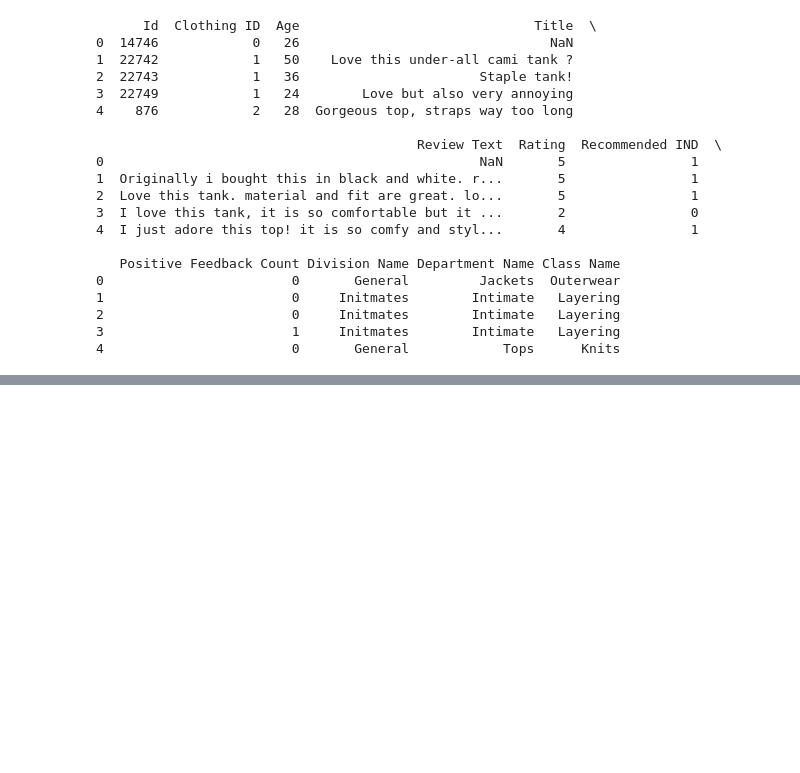
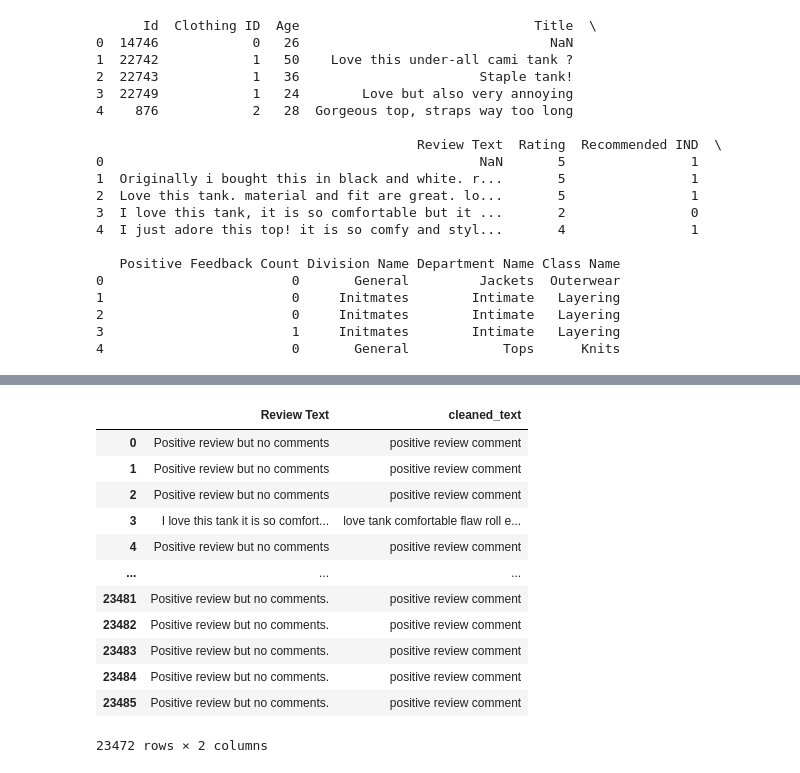
Before and after one commit to Prasanna3528/SentimentAnalysis_Project, a Jupyter notebook: Dissertation_Code1.ipynb, the cells around one changed output, grey strips where cells are left out. Drawn from its saved outputs; the diff is of its cells as text; code cells hidden in the pictures; blank space fills up the shorter version.

```diff
--- a/Dissertation_Code1.ipynb
+++ b/Dissertation_Code1.ipynb
@@ -47,0 +138,37 @@ print("abcd")
+# %%
+
+
+import pandas as pd
+import numpy as np
+import nltk
+import re
+from nltk.corpus import stopwords
+from nltk.stem import WordNetLemmatizer
+
+# Download required resources (do this once)
+nltk.download('stopwords')
+nltk.download('wordnet')
+
+
+lemmatizer = WordNetLemmatizer()
+stop_words = set(stopwords.words('english'))
+
+# Define a function to preprocess text
+def preprocess_text(text):
+    # Convert to lowercase
+    text = text.lower()
+    # Remove punctuation and numbers
+    text = re.sub(r'[^a-z\s]', '', text)
+    # Tokenize the text
+    words = text.split()
+    # Remove stop words and lemmatize
+    words = [lemmatizer.lemmatize(word) for word in words if word not in stop_words]
+    # Join words back into a single string
+    return ' '.join(words)
+
+# Apply preprocessing function to the text column
+PP_Reviews_Data['cleaned_text'] = PP_Reviews_Data['Review Text'].apply(preprocess_text)
+
+# Display the DataFrame with the new cleaned text column
+PP_Reviews_Data[['Review Text', 'cleaned_text']]
+# %% [output]
@@ -47,0 +179,13 @@ print("abcd")
+|  | Review Text | cleaned_text |
+| 0 | Positive review but no comments | positive review comment |
+| 1 | Positive review but no comments | positive review comment |
+| 2 | Positive review but no comments | positive review comment |
+| 3 | I love this tank it is so comfort... | love tank comfortable flaw roll e... |
+| 4 | Positive review but no comments | positive review comment |
+| ... | ... | ... |
+| 23481 | Positive review but no comments. | positive review comment |
+| 23482 | Positive review but no comments. | positive review comment |
+| 23483 | Positive review but no comments. | positive review comment |
+| 23484 | Positive review but no comments. | positive review comment |
+| 23485 | Positive review but no comments. | positive review comment |
+23472 rows × 2 columns
```
Also changed, not shown: parts of 13 cells of this notebook.
